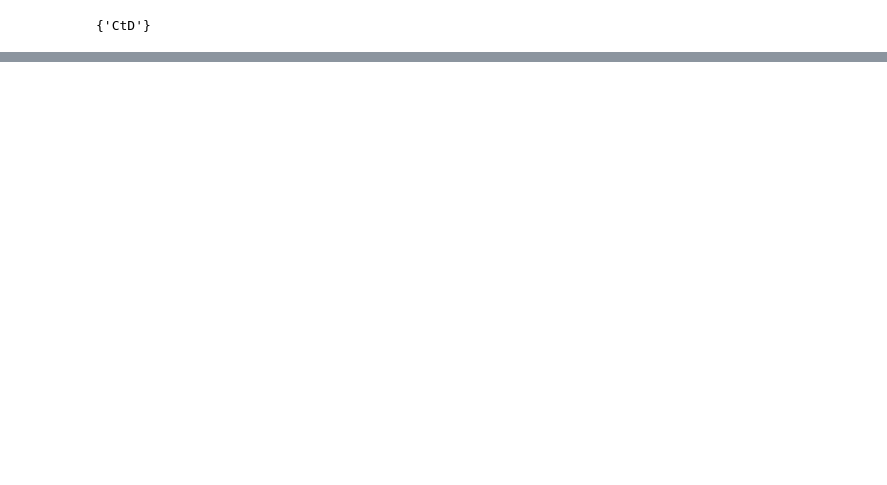
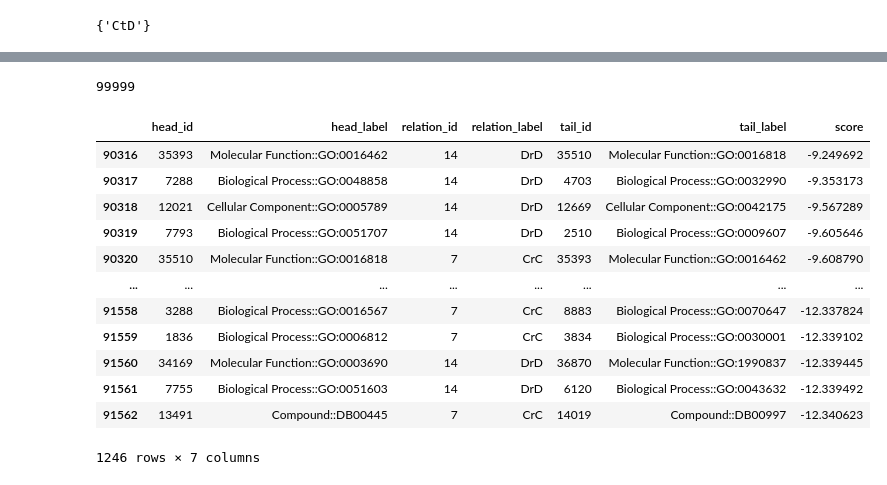
Before and after one commit to davidpetrov/Link-Prediction, a Jupyter notebook: hetionet.ipynb, the cells around one changed output, grey strips where cells are left out. Saved outputs shown, nothing was run; the diff lists cells and outputs as text; code cells hidden in the pictures; blank space fills up the shorter version.

```diff
--- a/hetionet.ipynb
+++ b/hetionet.ipynb
@@ -607,0 +677,2 @@ INFO:pykeen.stoppers.early_stopping:Inferred checkpoint path for best model weig
+# %%
+predictions_top_100k = pack_top_100k.process(factory=dataset.training)
@@ -607,0 +699,29 @@ INFO:pykeen.stoppers.early_stopping:Inferred checkpoint path for best model weig
+# %%
+# Let's filter the triples from the train dataset
+
+predictions_top_100k_filtered = predictions_top_100k.filter_triples(dataset.training)
+# %%
+len(predictions_top_100k_filtered.df)
+# %% [output]
+99999
+# %%
+predictions_top_100k_filtered_df = predictions_top_100k_filtered.df
+# %%
+# Remove rows where head_id and tail_id are the same (reflexive)
+predictions_top_100k_filtered_no_reflexive= predictions_top_100k_filtered_df[predictions_top_100k_filtered_df['head_id'] != predictions_top_100k_filtered_df['tail_id']]
+# %%
+predictions_top_100k_filtered_no_reflexive
+# %% [output]
+|  | head_id | head_label | relation_id | relation_label | tail_id | tail_label | score |
+| 90316 | 35393 | Molecular Function::GO:0016462 | 14 | DrD | 35510 | Molecular Function::GO:0016818 | -9.249692 |
+| 90317 | 7288 | Biological Process::GO:0048858 | 14 | DrD | 4703 | Biological Process::GO:0032990 | -9.353173 |
+| 90318 | 12021 | Cellular Component::GO:0005789 | 14 | DrD | 12669 | Cellular Component::GO:0042175 | -9.567289 |
+| 90319 | 7793 | Biological Process::GO:0051707 | 14 | DrD | 2510 | Biological Process::GO:0009607 | -9.605646 |
+| 90320 | 35510 | Molecular Function::GO:0016818 | 7 | CrC | 35393 | Molecular Function::GO:0016462 | -9.608790 |
+| ... | ... | ... | ... | ... | ... | ... | ... |
+| 91558 | 3288 | Biological Process::GO:0016567 | 7 | CrC | 8883 | Biological Process::GO:0070647 | -12.337824 |
+| 91559 | 1836 | Biological Process::GO:0006812 | 7 | CrC | 3834 | Biological Process::GO:0030001 | -12.339102 |
+| 91560 | 34169 | Molecular Function::GO:0003690 | 14 | DrD | 36870 | Molecular Function::GO:1990837 | -12.339445 |
+| 91561 | 7755 | Biological Process::GO:0051603 | 14 | DrD | 6120 | Biological Process::GO:0043632 | -12.339492 |
+| 91562 | 13491 | Compound::DB00445 | 7 | CrC | 14019 | Compound::DB00997 | -12.340623 |
+1246 rows × 7 columns
```
Also changed, not shown: parts of 23 cells of this notebook, 6 other files.
